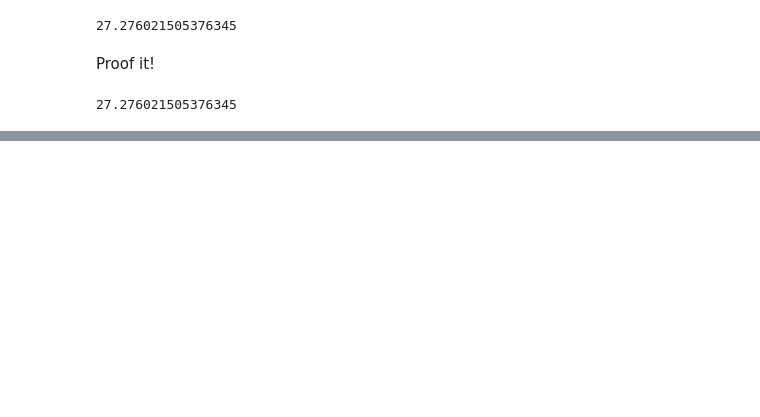
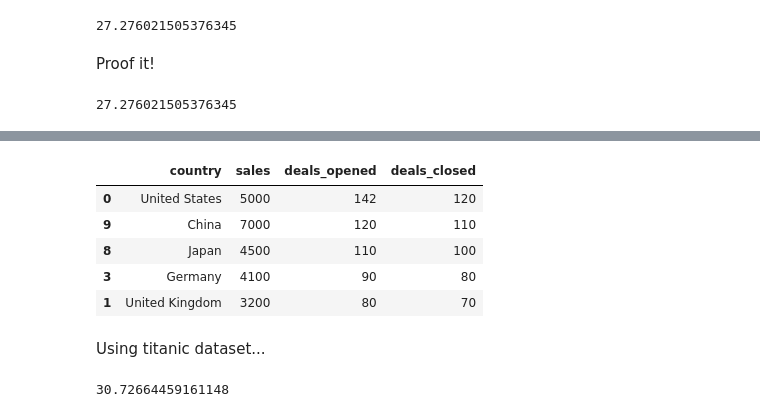
Before and after one commit to dmadhitama/chatbot-llm, a Jupyter notebook: test_pandasai.ipynb, the cells around one changed output, grey strips where cells are left out. Cells and saved outputs as stored; diff of their text form; code cells hidden in the pictures; blank space fills up the shorter version.

```diff
--- a/test_pandasai.ipynb
+++ b/test_pandasai.ipynb
@@ -139,0 +228,20 @@ df.loc[(df["Sex"] == "male") & (df["Survived"] == 1)]["Age"].mean()
+# %%
+agent.chat('How about the top opened deals?')
+# %% [output]
+|  | country | sales | deals_opened | deals_closed |
+| 0 | United States | 5000 | 142 | 120 |
+| 9 | China | 7000 | 120 | 110 |
+| 8 | Japan | 4500 | 110 | 100 |
+| 3 | Germany | 4100 | 90 | 80 |
+| 1 | United Kingdom | 3200 | 80 | 70 |
+# %% [markdown]
+Using titanic dataset...
+# %%
+agent = Agent(
+    df_titanic,
+    config={"llm": llm}
+)
+response = agent.chat("Berapa rata-rata penumpang laki-laki yang meninggal?")
+print(response)
+# %% [output]
+30.72664459161148
```
Also changed, not shown: parts of 27 cells of this notebook, 3 other files.
